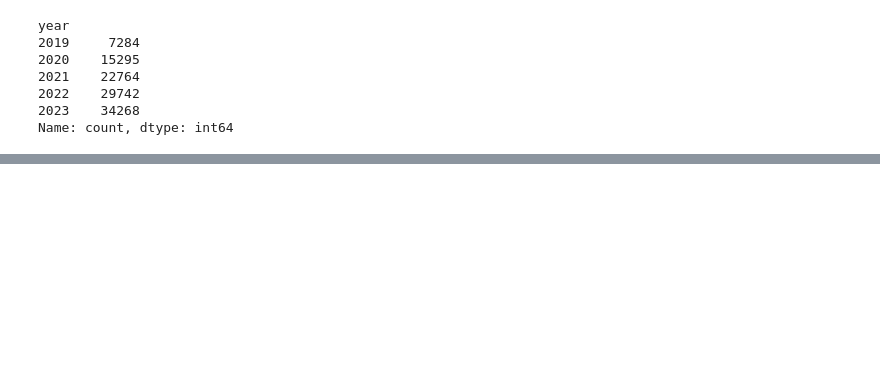
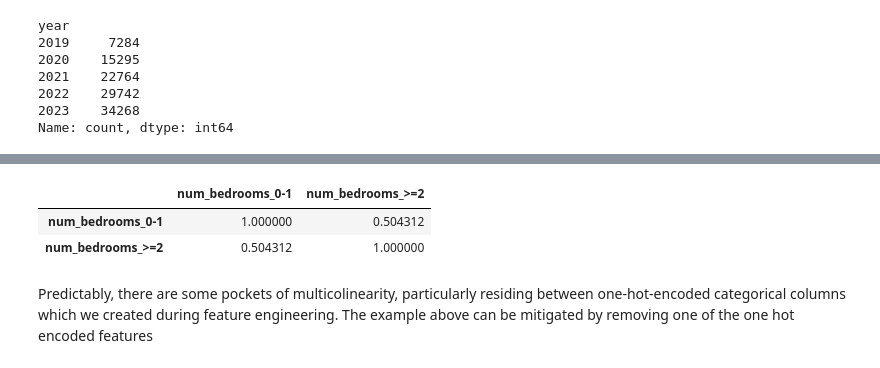
Before and after one commit to mango459/CS504-Project, a Jupyter notebook: shane_CS504_modeling.ipynb, the cells around one changed output, grey strips where cells are left out. Saved outputs shown, nothing was run; the diff lists cells and outputs as text; code cells hidden in the pictures; blank space fills up the shorter version.

```diff
--- a/shane_CS504_modeling.ipynb
+++ b/shane_CS504_modeling.ipynb
@@ -337,0 +124,8 @@ add analysis here
+# %%
+X_scaled[[x for x in X_scaled.columns if x.startswith('num_bed')]].corr()
+# %% [output]
+|  | num_bedrooms_0-1 | num_bedrooms_>=2 |
+| num_bedrooms_0-1 | 1.000000 | 0.504312 |
+| num_bedrooms_>=2 | 0.504312 | 1.000000 |
+# %% [markdown]
+Predictably, there are some pockets of multicolinearity, particularly residing between one-hot-encoded categorical columns which we created during feature engineering. The example above can be mitigated by removing one of the one hot encoded features
```
Also changed, not shown: parts of 84 cells of this notebook, 2 other files.
